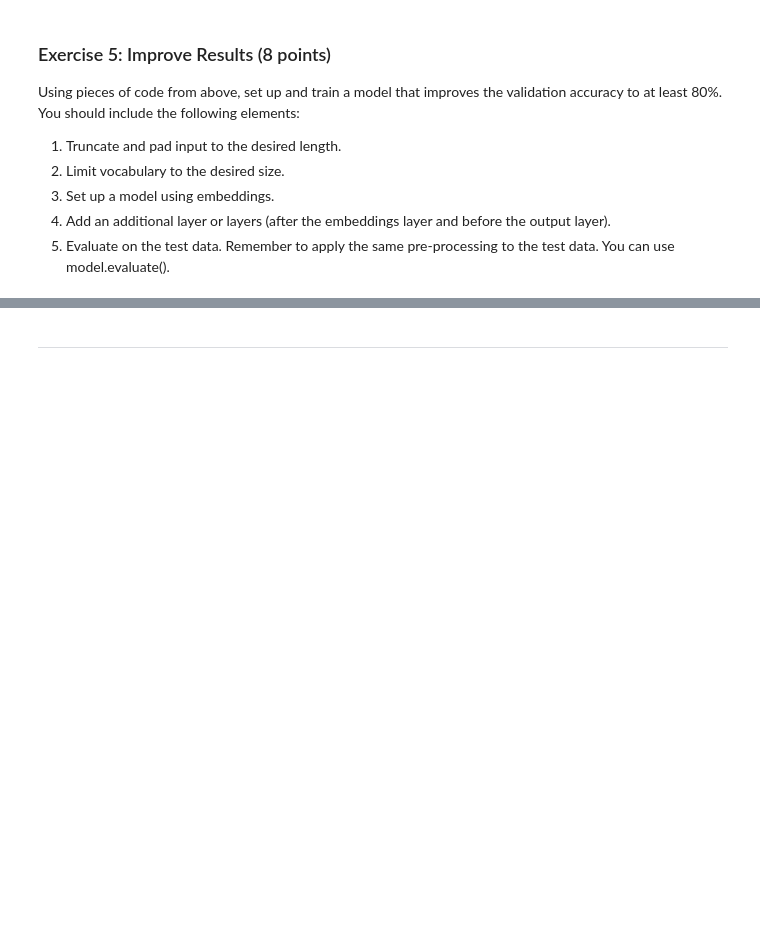
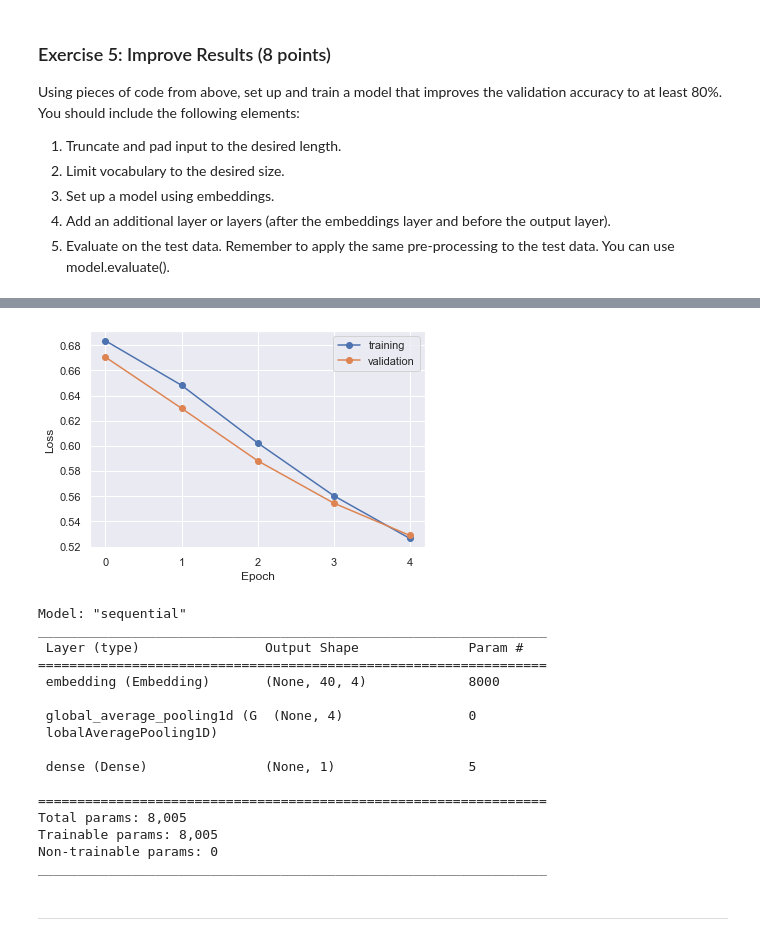
Before and after one commit to vhr1975/datasciw207, a Jupyter notebook: Homework/Victor_Ramirez_Assignment_09 Embeddings for Text.ipynb, the cells around one changed output, grey strips where cells are left out. Cells and saved outputs as stored; diff of their text form; code cells hidden in the pictures; blank space fills up the shorter version.

```diff
--- a/Homework/Victor_Ramirez_Assignment_09 Embeddings for Text.ipynb
+++ b/Homework/Victor_Ramirez_Assignment_09 Embeddings for Text.ipynb
@@ -939,0 +669,38 @@ Using pieces of code from above, set up and train a model that improves the vali
+# %%
+
+# 1. Truncate and pad input to the desired length.
+# 2. Limit vocabulary to the desired size.
+# 3. Set up a model using embeddings.
+
+length_improved = 40
+max_improved = 2000
+embedding_improved = 4
+
+X_train_padded = pad_data(X_train, max_length=length_improved)
+X_train_reduced = limit_vocab(X_train_padded, max_token_id=max_improved)
+
+# X_test_padded = pad_data(X_train, max_length=review_length)
+# X_test_reduced = limit_vocab(X_train_padded, max_token_id=vocab_size)
+
+# model.evaluate(X_test_reduced, Y_test)
+
+# model with 64 embedding size
+model = build_embeddings_model_improved(average_over_positions=True,
+                               vocab_size=max_improved,
+                               sequence_length=length_improved,
+                               embedding_dim=embedding_improved)
+history = model.fit(
+  x = X_train_reduced,  # our sparse padded training data
+  y = Y_train,          # corresponding binary labels
+  epochs=5,             # number of passes through the training data
+  batch_size=64,        # mini-batch size
+  validation_split=0.1, # use a fraction of the examples for validation
+  verbose=1             # display some progress output during training
+  )
+
+history = pd.DataFrame(history.history)
+plot_history(history)
+
+# print model summary
+model.summary()
+# %% [output]
@@ -940,2 +717,19 @@ Using pieces of code from above, set up and train a model that improves the vali
+[figure, added]
+Model: "sequential"
+_________________________________________________________________
+ Layer (type)                Output Shape              Param #
+=================================================================
+ embedding (Embedding)       (None, 40, 4)             8000
+
+ global_average_pooling1d (G  (None, 4)                0
+ lobalAveragePooling1D)
+
+ dense (Dense)               (None, 1)                 5
+
+=================================================================
+Total params: 8,005
+Trainable params: 8,005
+Non-trainable params: 0
+_________________________________________________________________
 # %% [markdown]
 ---
```
Also changed, not shown: parts of 22 cells of this notebook.
